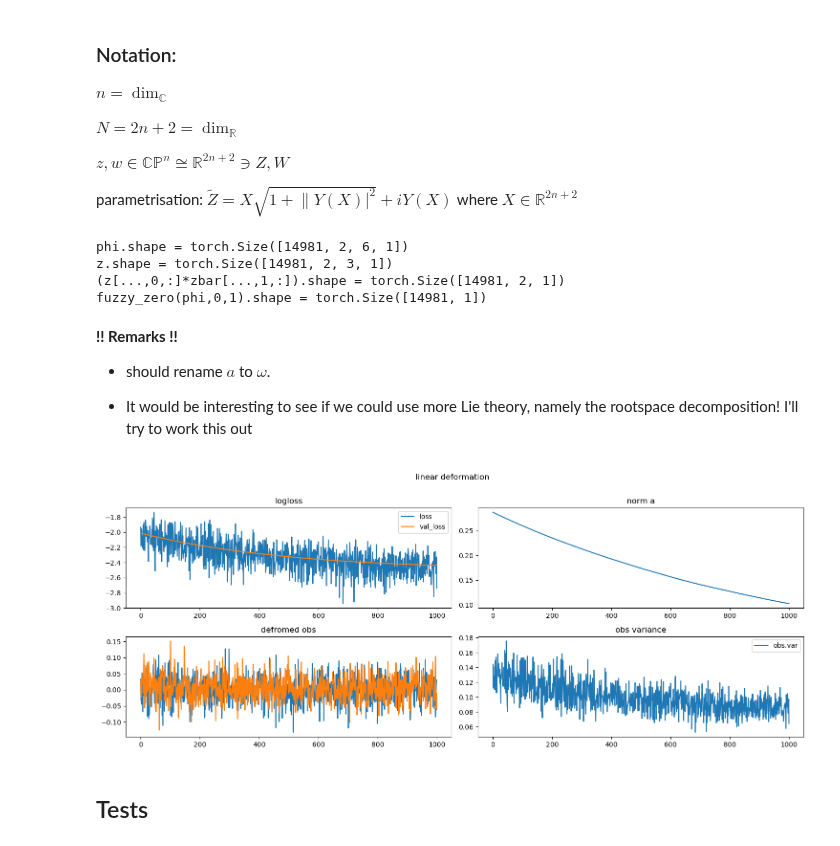
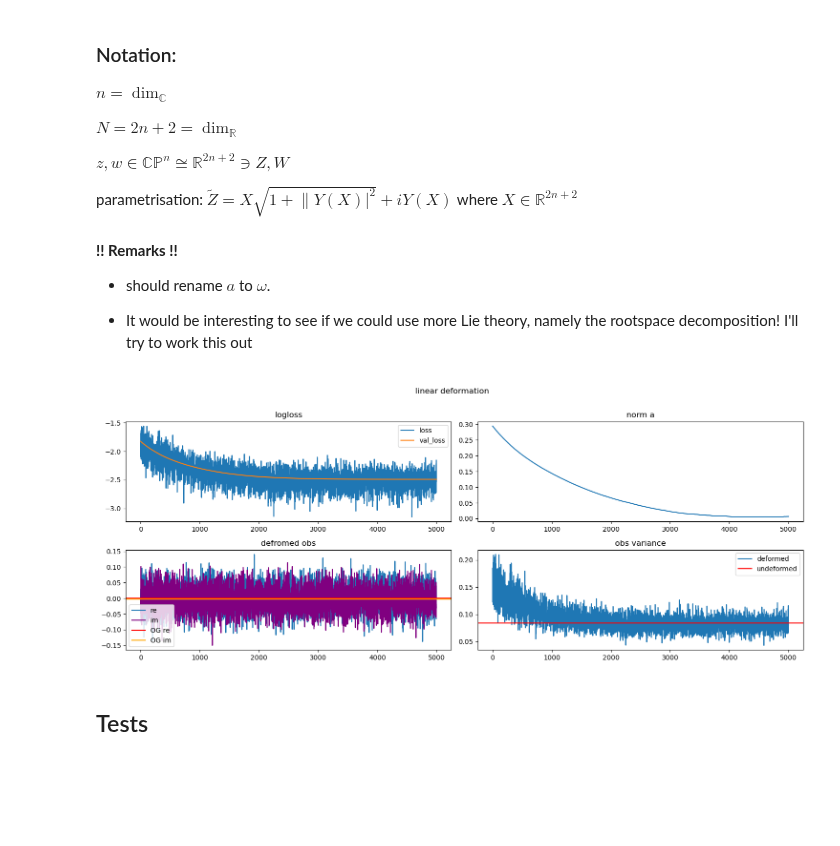
Before and after one commit to dHuberYoumans/CPNStN, a Jupyter notebook: toy_model/toy_model.ipynb, the cells around one changed output. Drawn from its saved outputs; the diff is of its cells as text; code cells hidden in the pictures; blank space fills up the shorter version.

Commit message:
update fuzzy_zer
corrected typo in real2cmplx(); fuzzy_zero.var seems to approach baseline (OG var)

```diff
--- a/toy_model/toy_model.ipynb
+++ b/toy_model/toy_model.ipynb
@@ -891,7 +891,7 @@ def real2cmplx(phi):
     # phi.shape = (... , N, 1)
 
     z = phi[...,::2,:] + 1j*phi[...,1::2,:]
-    zbar = phi[...,::2,:] + 1j*phi[...,1::2,:]
+    zbar = phi[...,::2,:] - 1j*phi[...,1::2,:]
 
     return (z,zbar)
 
@@ -936,17 +936,6 @@ def fuzzy_zero(phi,i:int,j:int):
     O = (z[...,i,:]*zbar[...,j,:]) # z_i \bar z_j (*batch,,1)
 
     return O
-# %%
-print(f'{phi.shape = }')
-z, zbar = real2cmplx(phi)
-print(f'{z.shape = }')
-print(f'{(z[...,0,:]*zbar[...,1,:]).shape = }')
-print(f'{fuzzy_zero(phi,0,1).shape = }')
-# %% [output]
-phi.shape = torch.Size([14981, 2, 6, 1])
-z.shape = torch.Size([14981, 2, 3, 1])
-(z[...,0,:]*zbar[...,1,:]).shape = torch.Size([14981, 2, 1])
-fuzzy_zero(phi,0,1).shape = torch.Size([14981, 1])
 # %%
 # SDG OPTIMIZATION
 class ZeroDModel(nn.Module):
@@ -1099,7 +1088,7 @@ class ZeroDModel(nn.Module):
         # phi.shape = (... , N, 1)
 
         z = phi[...,::2,:] + 1j*phi[...,1::2,:]
-        zbar = phi[...,::2,:] + 1j*phi[...,1::2,:]
+        zbar = phi[...,::2,:] - 1j*phi[...,1::2,:]
 
         return (z,zbar)
 
@@ -1296,8 +1285,11 @@ phi, alpha = ZeroDModel.create_samples(n=n,phi0=phi0,beta=beta,N_steps=N_steps,b
 # SET HYPERPARAMETERS
 beta = 1.0
 alpha = 1e-4
-obs = lambda phi: fuzzy_zero(phi,0,1)
+i,j = 0, 1 # parameter for fuzzy zero
+obs = lambda phi: fuzzy_zero(phi,i,j)
 # obs = fuzzy_one
+
+# device = 'mps' if torch.backends.mps.is_available() else 'cpu' # run on GPU if available | mac mX chip specific !! MPS DOES NOT SUPPORT COMPLEX DTYPES
 
 # SET PARAMETERS
 
@@ -1316,12 +1308,13 @@ deformation = 'linear'
 
 # TORUS DEFORMATION VIA HOMOGENEOUS DEFORMAITON
 # a = 0.1*1j*torch.diag(torch.randn(n+1))
-# # a /= a.sum() # !! u(n+1) vs su(n+1)
+# a /= a.sum() # !! u(n+1) vs su(n+1)
 # a = rho(a)
 # deformation = 'homogeneous'
 
 # SETUP MODEL
 model = ZeroDModel(dim_C=n,observable=obs,deformation=deformation,deformation_param=a,beta=beta)
+
 optimizer = optim.Adam(model.parameters(),lr=alpha)
 
 # TRAIN-VALIDATION-SPLIT
@@ -1337,7 +1330,7 @@ loss_name = 'loss' if loss_fct == loss else 'logloss'
 batch_size = 32
 
 # SET EPOCHS
-epochs = 1_000
+epochs = 5_000
 
 # FOR ANALYSIS
 anorm = []
@@ -1381,31 +1374,36 @@ for epoch in tqdm(range(epochs)):
         matrix_norms = torch.linalg.matrix_norm(a.detach()) # get matrix norm
         anorm.append(matrix_norms.sum())
 
-
-# PLOT
-
-fig, ax = plt.subplots(nrows=2,ncols=2,figsize=(15,6))
-plt.suptitle(deformation + ' deformation\n')
-ax[0,1].plot(anorm)
-ax[0,1].set_title('norm a')
-
-ax[0,0].plot(losses_train,label='loss')
-ax[0,0].plot(losses_val,label='val_loss')
-ax[0,0].legend()
-ax[0,0].set_title(loss_name)
-
-ax[1,0].plot([z.real for z in observable],label='re')
-ax[1,0].plot([z.imag for z in observable],label='im')
-ax[1,0].set_title('defromed obs')
-
-ax[1,1].plot([z.real for z in observable_var],label='obs.var')
-# ax[1,1].plot([z.imag for z in observable],label='im')
-ax[1,1].set_title('obs variance')
-
-plt.tight_layout()
-plt.legend();
+# VARIANCE OF UNDEFORMED MODEL
+undeformed_obs = obs(phi)
-# %% [output]
-[figure, removed]
+# %%
+# PLOT
+fig, ax = plt.subplots(nrows=2,ncols=2,figsize=(15,6))
+plt.suptitle(deformation + ' deformation\n')
+ax[0,1].plot(anorm)
+ax[0,1].set_title('norm a')
+
+ax[0,0].plot(losses_train,label='loss')
+ax[0,0].plot(losses_val,label='val_loss')
+ax[0,0].legend()
+ax[0,0].set_title(loss_name)
+ax[0,0].legend()
+
+ax[1,0].plot([z.real for z in observable],label='re')
+ax[1,0].plot([z.imag for z in observable],label='im',color='purple')
+ax[1,0].axhline(y=undeformed_obs.mean().real,xmin=0,xmax=phi.shape[0],label='OG re',color='red')
+ax[1,0].axhline(y=undeformed_obs.mean().imag,xmin=0,xmax=phi.shape[0],label='OG im',color='orange')
+ax[1,0].set_title('defromed obs')
+ax[1,0].legend()
+
+ax[1,1].plot([z.real for z in observable_var],label='deformed')
+ax[1,1].axhline(y=undeformed_obs.var(),xmin=0,xmax=phi.shape[0],label='undeformed',color='red')
+ax[1,1].set_title('obs variance')
+ax[1,1].legend()
+
+plt.tight_layout();
+# %% [output]
+[figure, added]
 # %% [markdown]
 ## Tests
 # %%
```
